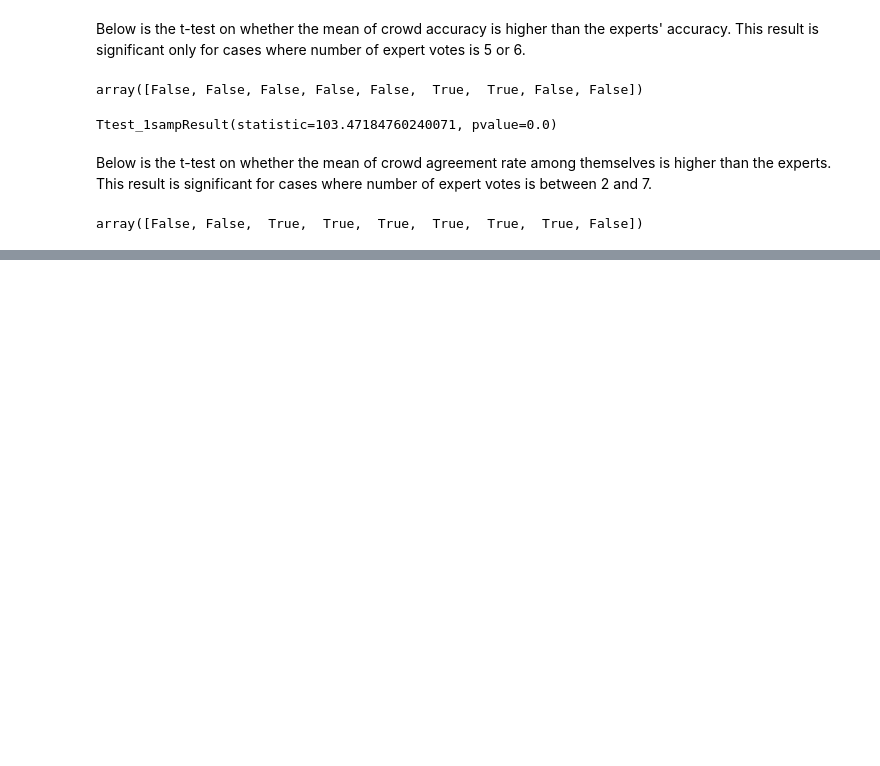
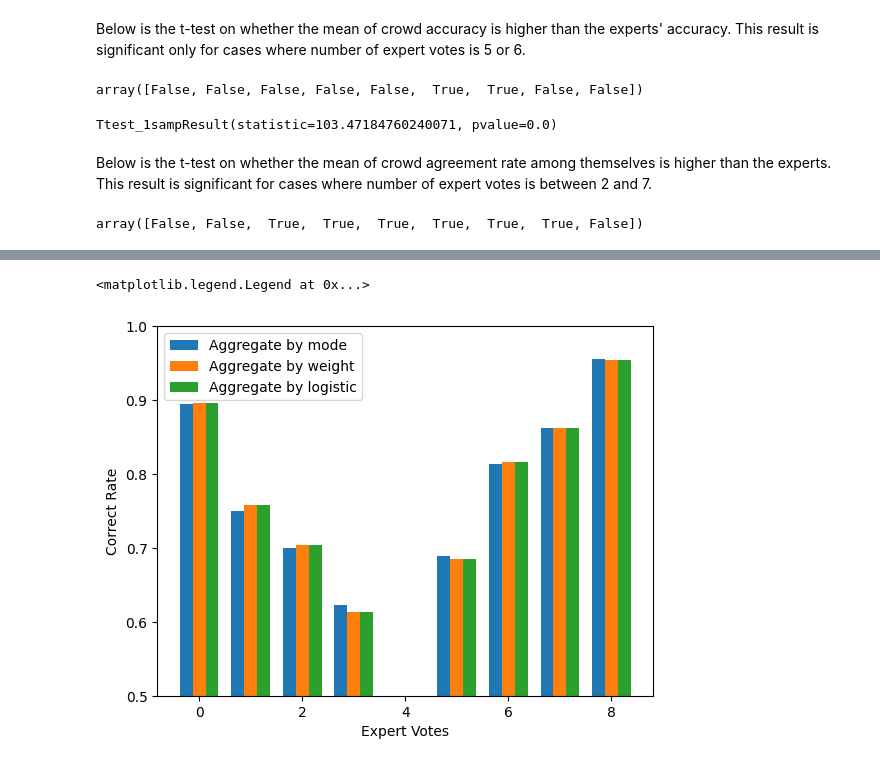
Before and after one commit to zhengxiaoyan321/medical_label_project, a Jupyter notebook: main.ipynb, the cells around one changed output, grey strips where cells are left out. Cells and saved outputs as stored; diff of their text form; code cells hidden in the pictures; blank space fills up the shorter version.

```diff
--- a/main.ipynb
+++ b/main.ipynb
@@ -187,0 +236,8 @@ array([False, False,  True,  True,  True,  True,  True,  True, False])
+# %%
+reads.rename(columns={"problem_id":"Case ID"},inplace=True)
+agg_l = reads.join(valid_results[["Difficulty", "Correct Label", "Votes"]], on=["Case ID"])
+agg_l["Majority Label"] = 1/(1+np.exp(-agg_l["Difficulty"]*(agg_l["accuracy"]-0.5)*2))
+agg_l["Majority Label"] = agg_l["Majority Label"]*agg_l["chosen_answer"]
+results = agg_l.groupby("Case ID")[["Majority Label"]].mean()
+results["Majority Label"] = np.sign(results["Majority Label"])
+results["Majority Label"].replace([-1,1],["'no'", "'yes'"], inplace=True)
@@ -187,0 +246,6 @@ array([False, False,  True,  True,  True,  True,  True,  True, False])
+# %%
+agg_l = valid_results[["Votes","Correct Label"]].join(results)
+agg_l = agg_l.loc[~valid_results["Majority Label"].isna() & ~valid_results["Correct Label"].isna(),["Votes","Correct Label", "Majority Label"]]
+agg_l["Correct Rate"]=agg_l["Correct Label"]==agg_l["Majority Label"]
+agg_l = agg_l.groupby("Votes")[["Correct Rate"]].mean()
+agg_l
@@ -187,0 +281,14 @@ array([False, False,  True,  True,  True,  True,  True,  True, False])
+# %%
+fig = plt.figure()
+ax = fig.add_subplot(111)
+w=1/4
+ax.bar(agg_mode.index-1.5*w,agg_mode["Correct Rate"],w,align='edge',label="Aggregate by mode")
+ax.bar(agg_w.index-0.5*w,agg_w["Correct Rate"],w,align='edge',label="Aggregate by weight")
+ax.bar(agg_l.index+0.5*w,agg_l["Correct Rate"],w,align='edge',label="Aggregate by logistic")
+plt.xlabel("Expert Votes")
+plt.ylabel("Correct Rate")
+plt.ylim([.5,1])
+plt.legend()
+# %% [output]
+<matplotlib.legend.Legend at 0x...>
+[figure, added]
```
Also changed, not shown: parts of 21 cells of this notebook.
